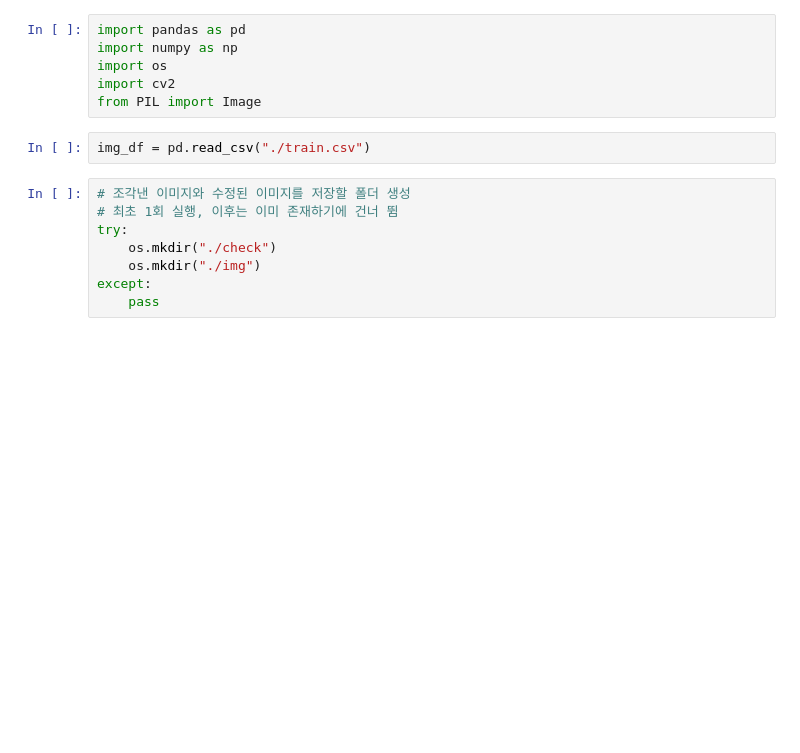
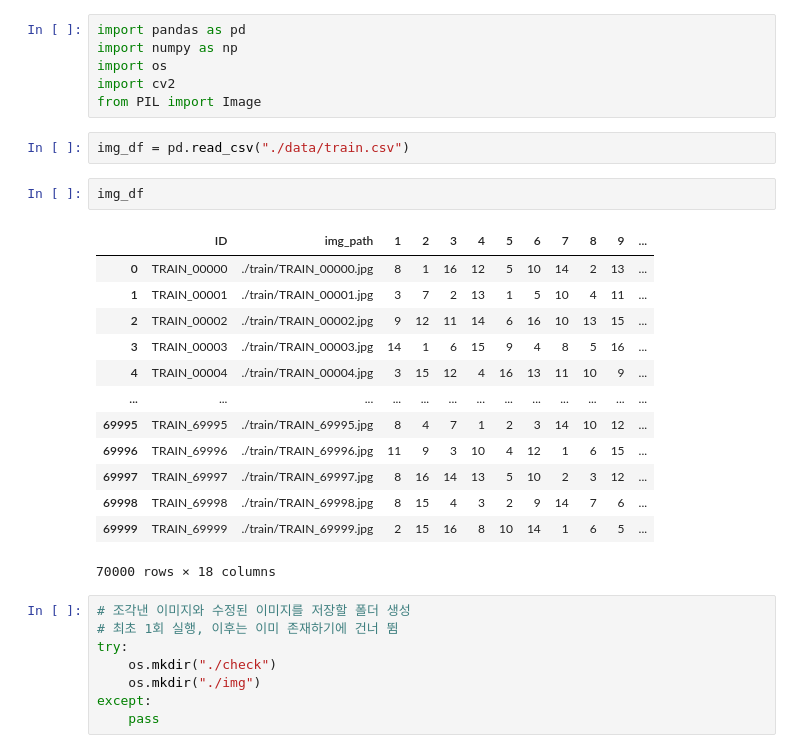
Before and after one commit to GitHayang/python, a Jupyter notebook: dacon/img_test.ipynb, the cells around one changed output. Saved outputs shown, nothing was run; the diff lists cells and outputs as text; blank space fills up the shorter version.

```diff
--- a/dacon/img_test.ipynb
+++ b/dacon/img_test.ipynb
@@ -5,7 +5,23 @@ import os
 import cv2
 from PIL import Image
 # %%
-img_df = pd.read_csv("./train.csv")
+img_df = pd.read_csv("./data/train.csv")
+# %%
+img_df
+# %% [output]
+|  | ID | img_path | 1 | 2 | 3 | 4 | 5 | 6 | 7 | 8 | 9 | ... |
+| 0 | TRAIN_00000 | ./train/TRAIN_00000.jpg | 8 | 1 | 16 | 12 | 5 | 10 | 14 | 2 | 13 | ... |
+| 1 | TRAIN_00001 | ./train/TRAIN_00001.jpg | 3 | 7 | 2 | 13 | 1 | 5 | 10 | 4 | 11 | ... |
+| 2 | TRAIN_00002 | ./train/TRAIN_00002.jpg | 9 | 12 | 11 | 14 | 6 | 16 | 10 | 13 | 15 | ... |
+| 3 | TRAIN_00003 | ./train/TRAIN_00003.jpg | 14 | 1 | 6 | 15 | 9 | 4 | 8 | 5 | 16 | ... |
+| 4 | TRAIN_00004 | ./train/TRAIN_00004.jpg | 3 | 15 | 12 | 4 | 16 | 13 | 11 | 10 | 9 | ... |
+| ... | ... | ... | ... | ... | ... | ... | ... | ... | ... | ... | ... | ... |
+| 69995 | TRAIN_69995 | ./train/TRAIN_69995.jpg | 8 | 4 | 7 | 1 | 2 | 3 | 14 | 10 | 12 | ... |
+| 69996 | TRAIN_69996 | ./train/TRAIN_69996.jpg | 11 | 9 | 3 | 10 | 4 | 12 | 1 | 6 | 15 | ... |
+| 69997 | TRAIN_69997 | ./train/TRAIN_69997.jpg | 8 | 16 | 14 | 13 | 5 | 10 | 2 | 3 | 12 | ... |
+| 69998 | TRAIN_69998 | ./train/TRAIN_69998.jpg | 8 | 15 | 4 | 3 | 2 | 9 | 14 | 7 | 6 | ... |
+| 69999 | TRAIN_69999 | ./train/TRAIN_69999.jpg | 2 | 15 | 16 | 8 | 10 | 14 | 1 | 6 | 5 | ... |
+70000 rows × 18 columns
 # %%
 # 조각낸 이미지와 수정된 이미지를 저장할 폴더 생성
 # 최초 1회 실행, 이후는 이미 존재하기에 건너 뜀
```
Also changed, not shown: parts of 3 cells of this notebook, 33 other files.
